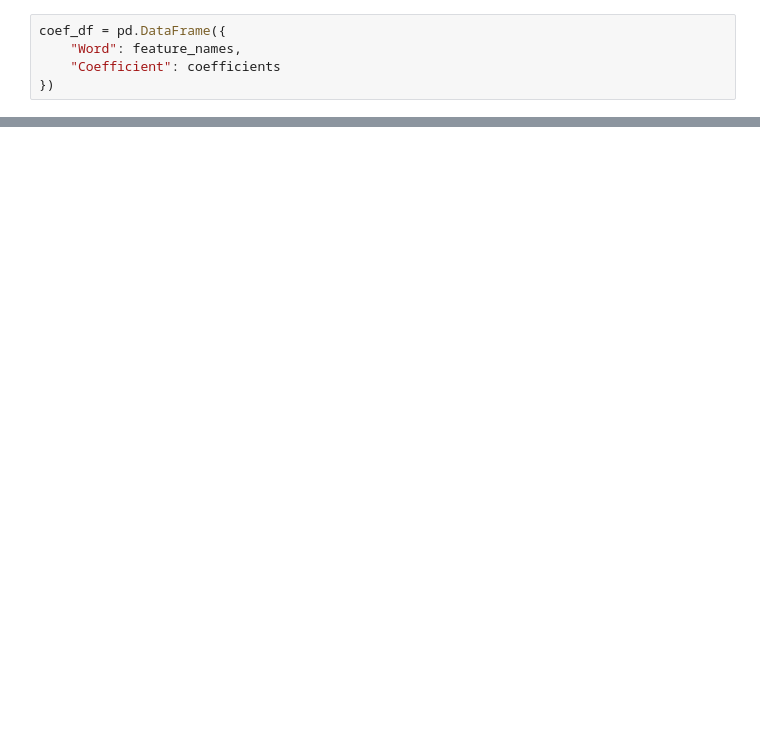
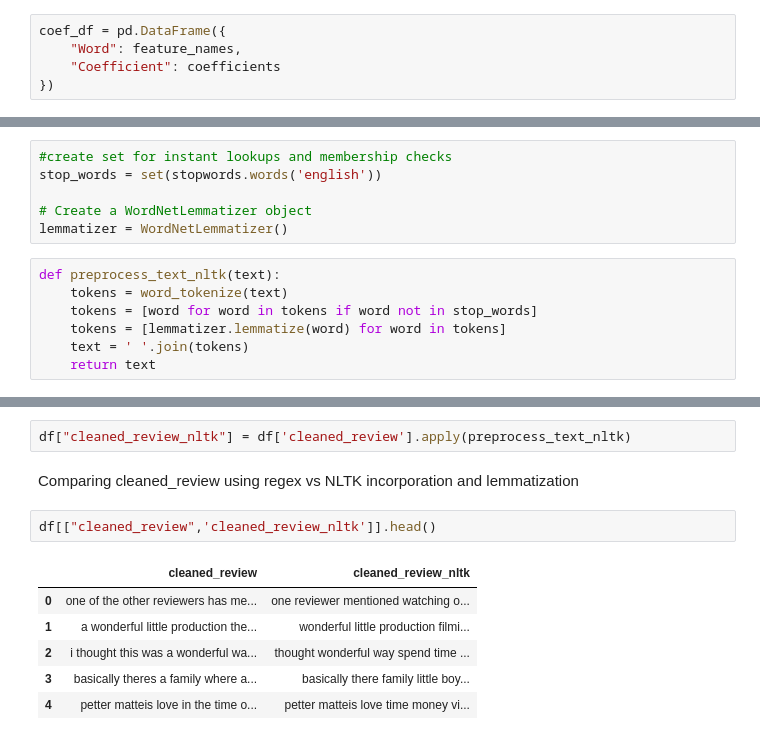
Before and after one commit to WorkingOnIT17/Sentimental-Analysis-IMDB-ML, a Jupyter notebook: notebook/sentimental.ipynb, the cells around one changed output, grey strips where cells are left out. Saved outputs shown, nothing was run; the diff lists cells and outputs as text; blank space fills up the shorter version.

Commit message:
Incorporated lemmatization and NLTK

```diff
--- a/notebook/sentimental.ipynb
+++ b/notebook/sentimental.ipynb
@@ -330,0 +351,13 @@ poorly
+# %%
+#create set for instant lookups and membership checks
+stop_words = set(stopwords.words('english'))
+
+# Create a WordNetLemmatizer object
+lemmatizer = WordNetLemmatizer()
+# %%
+def preprocess_text_nltk(text):
+    tokens = word_tokenize(text)
+    tokens = [word for word in tokens if word not in stop_words]
+    tokens = [lemmatizer.lemmatize(word) for word in tokens]
+    text = ' '.join(tokens)
+    return text
@@ -330,0 +373,13 @@ poorly
+# %%
+df["cleaned_review_nltk"] = df['cleaned_review'].apply(preprocess_text_nltk)
+# %% [markdown]
+Comparing cleaned_review using regex vs NLTK incorporation and lemmatization
+# %%
+df[["cleaned_review",'cleaned_review_nltk']].head()
+# %% [output]
+|  | cleaned_review | cleaned_review_nltk |
+| 0 | one of the other reviewers has me... | one reviewer mentioned watching o... |
+| 1 | a wonderful little production the... | wonderful little production filmi... |
+| 2 | i thought this was a wonderful wa... | thought wonderful way spend time ... |
+| 3 | basically theres a family where a... | basically there family little boy... |
+| 4 | petter matteis love in the time o... | petter matteis love time money vi... |
```
Also changed, not shown: parts of 12 cells of this notebook.
